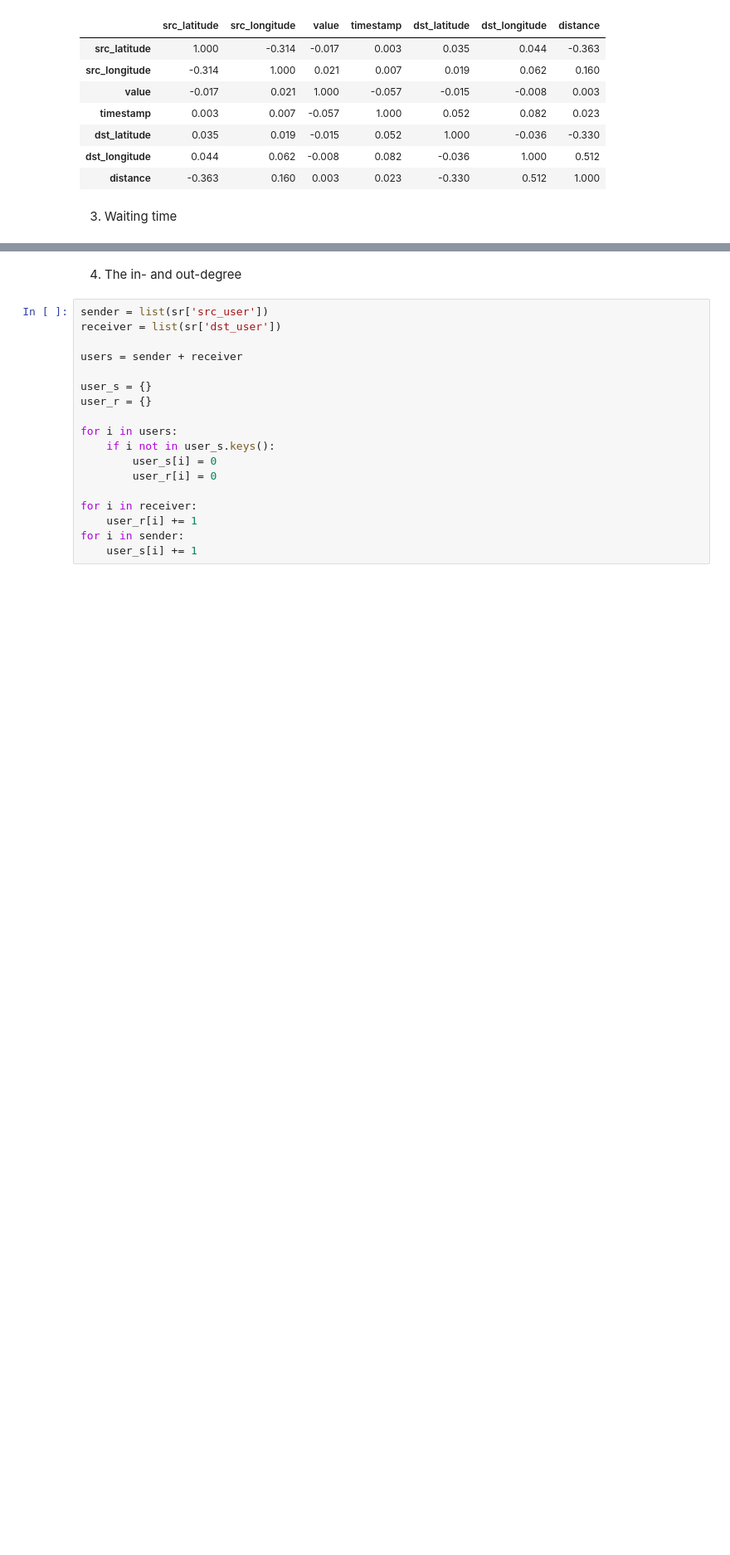
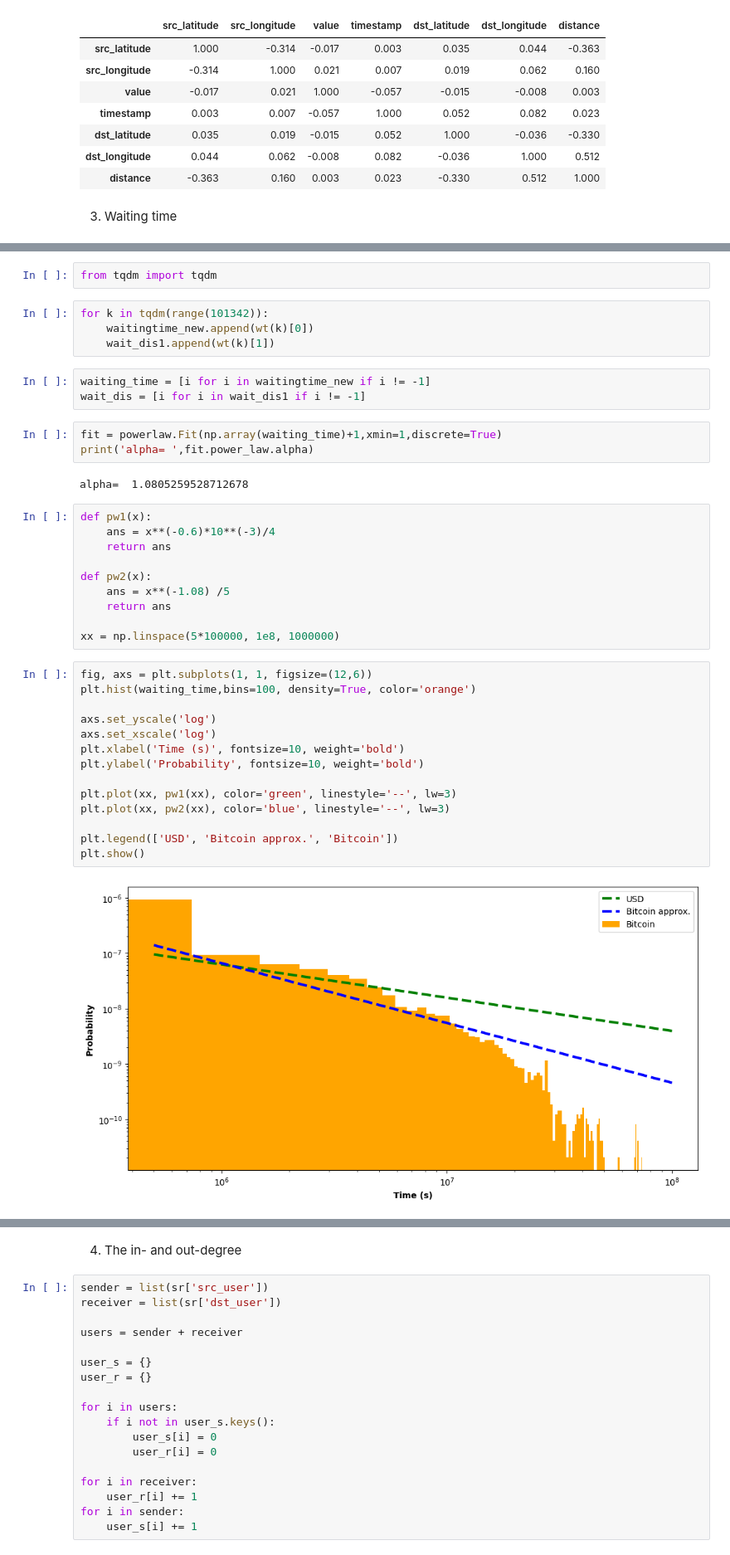
Before and after one commit to kelali01/Scaling-Laws-of-Bitcoin, a Jupyter notebook: Scaling_Laws.ipynb, the cells around one changed output, grey strips where cells are left out. Shown at 83% size. Cells and saved outputs as stored; diff of their text form; blank space fills up the shorter version.

```diff
--- a/Scaling_Laws.ipynb
+++ b/Scaling_Laws.ipynb
@@ -76,0 +101,40 @@ corr.style.background_gradient(cmap='coolwarm', axis= None).set_precision(3)
+# %%
+from tqdm import tqdm
+# %%
+for k in tqdm(range(101342)):
+    waitingtime_new.append(wt(k)[0])
+    wait_dis1.append(wt(k)[1])
+# %%
+waiting_time = [i for i in waitingtime_new if i != -1]
+wait_dis = [i for i in wait_dis1 if i != -1]
+# %%
+fit = powerlaw.Fit(np.array(waiting_time)+1,xmin=1,discrete=True)
+print('alpha= ',fit.power_law.alpha)
+# %% [output]
+alpha=  1.0805259528712678
+# %%
+def pw1(x):
+    ans = x**(-0.6)*10**(-3)/4
+    return ans
+
+def pw2(x):
+    ans = x**(-1.08) /5
+    return ans
+
+xx = np.linspace(5*100000, 1e8, 1000000)
+# %%
+fig, axs = plt.subplots(1, 1, figsize=(12,6))
+plt.hist(waiting_time,bins=100, density=True, color='orange')
+
+axs.set_yscale('log')
+axs.set_xscale('log')
+plt.xlabel('Time (s)', fontsize=10, weight='bold')
+plt.ylabel('Probability', fontsize=10, weight='bold')
+
+plt.plot(xx, pw1(xx), color='green', linestyle='--', lw=3)
+plt.plot(xx, pw2(xx), color='blue', linestyle='--', lw=3)
+
+plt.legend(['USD', 'Bitcoin approx.', 'Bitcoin'])
+plt.show()
+# %% [output]
+[figure, added]
```
Also changed, not shown: parts of 7 cells of this notebook.
